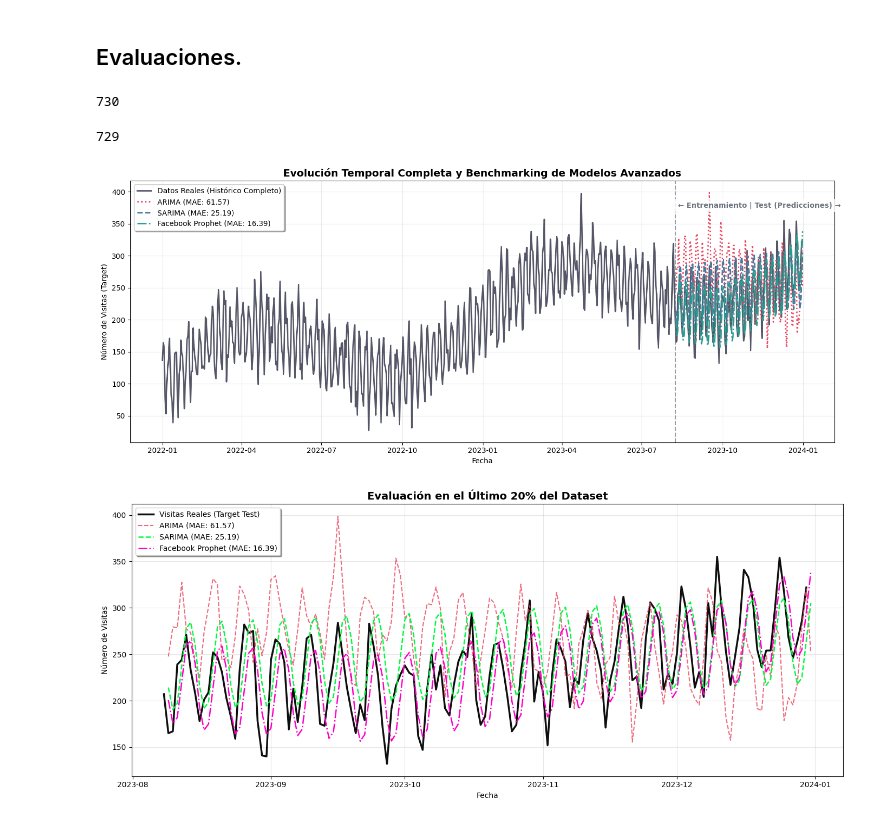
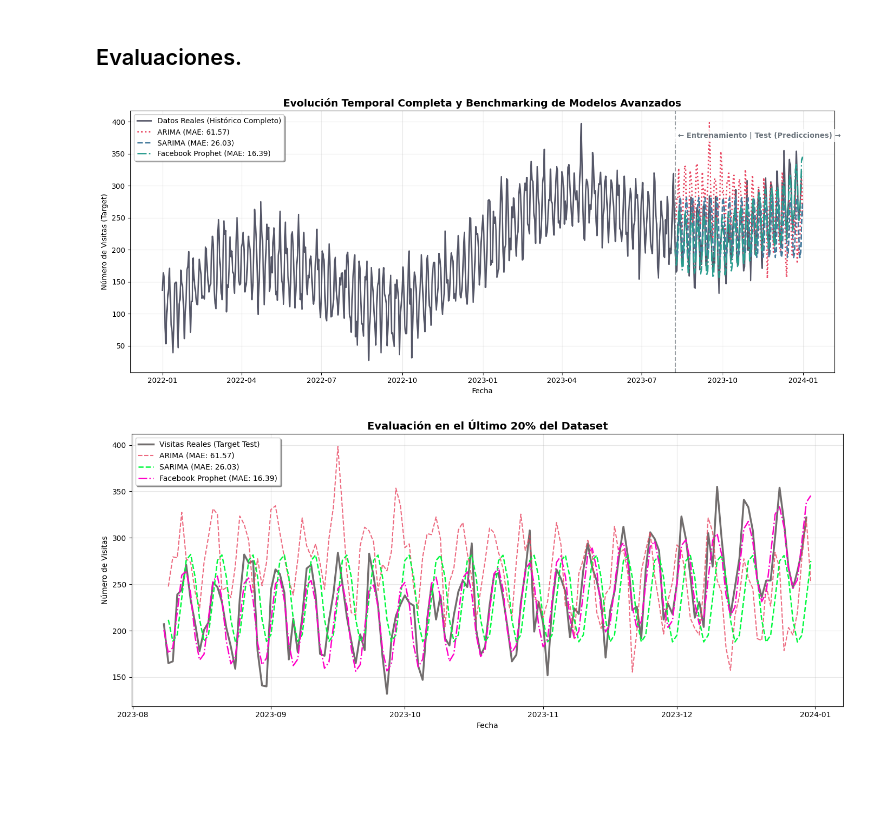
Before and after one commit to diego-dng/0426_DS_VITORIA-GASTEIZ, a Jupyter notebook: 3-Machine_Learning/1-Supervisado/5-Series_temporales/Series_Temporales_Modelos_2.ipynb, the cells around one changed output. Drawn from its saved outputs; the diff is of its cells as text; code cells hidden in the pictures; blank space fills up the shorter version.

```diff
--- a/3-Machine_Learning/1-Supervisado/5-Series_temporales/Series_Temporales_Modelos_2.ipynb
+++ b/3-Machine_Learning/1-Supervisado/5-Series_temporales/Series_Temporales_Modelos_2.ipynb
@@ -177,5 +203,5 @@ Es la evolución definitiva de ARIMA. Mantiene toda la lógica anterior pero añ
 # %%
-modelo_sarimax = SARIMAX(y_train, order=(1, 1, 1), seasonal_order=(1, 1, 1, 7)).fit(disp=False)
+modelo_sarimax = SARIMAX(y_train, order=(1, 0, 1), seasonal_order=(1, 1, 1, 7)).fit(disp=False)
 
 # Predicción directa sobre el horizonte del 20% de test
 pred_sarimax = modelo_sarimax.forecast(steps=len(y_test))
@@ -228,14 +254,6 @@ MAE PROPHET:  16.38839551572776
 RMSE PROPHET:  20.73436832902227
 # %% [markdown]
 ## Evaluaciones.
-# %%
-len(df_modelo.index)
-# %% [output]
-730
-# %%
-len(pred_arima_completo)
-# %% [output]
-729
 # %%
 # 1. Crear la figura principal
 plt.figure(figsize=(15, 6))
@@ -285,24 +303,24 @@ plt.tight_layout()
 # Mostrar en Jupyter / Pizarra
 plt.show()
 # %% [output]
-[figure, old version]
+[figure, new version]
 # %%
 plt.figure(figsize=(14, 6))
 
 # Línea base real de lo que ocurrió en el 20% de test
-plt.plot(y_test.index, y_test.values, label='Visitas Reales (Target Test)', color="#0E0E0E", linewidth=2.5)
+plt.plot(y_test.index, y_test.values, label='Visitas Reales (Target Test)', color="#716D6D", linewidth=2.5)
 
 # Líneas predictivas de los modelos
 plt.plot(y_test.index[-len(pred_arima):], pred_arima, label=f'ARIMA (MAE: {mae_arima:.2f})', linestyle='--', color='#E94560', alpha=0.8)
 plt.plot(y_test.index[-len(pred_sarimax):], pred_sarimax, label=f'SARIMA (MAE: {mae_sarimax:.2f})', linestyle='--', color="#00FA3E", linewidth=1.8)
 plt.plot(y_test.index[-len(pred_prophet):], pred_prophet, label=f'Facebook Prophet (MAE: {mae_prophet:.2f})', linestyle='-.', color="#FF00C8", linewidth=1.8)
 
 plt.title('Evaluación en el Último 20% del Dataset', fontsize=14, fontweight='bold')
 plt.xlabel('Fecha')
 plt.ylabel('Número de Visitas')
 plt.legend(loc='upper left', frameon=True, shadow=True)
 plt.grid(True, alpha=0.3)
 plt.tight_layout()
 plt.show()
 # %% [output]
-[figure, old version]
+[figure, new version]
```
Also changed, not shown: parts of 6 cells of this notebook, 8 other files.
